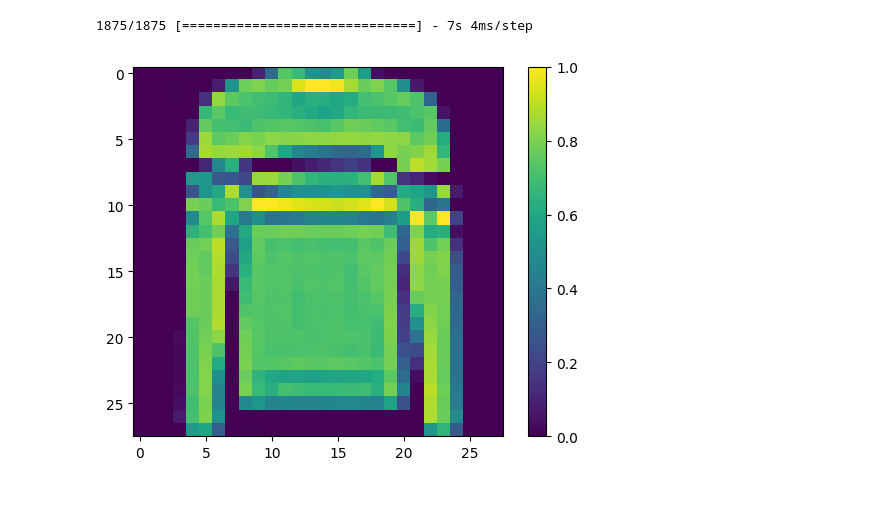
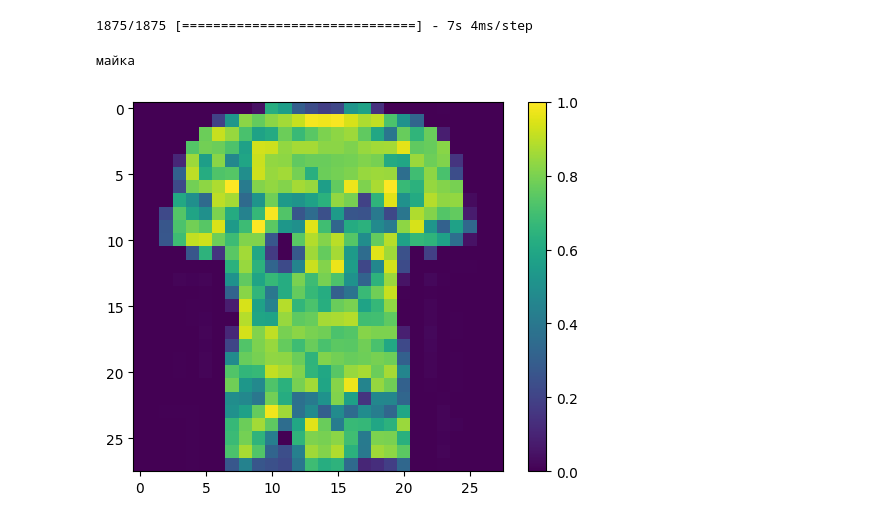
Before and after one commit to a33211/Data-science-homeworks, a Jupyter notebook: Working_copy_Homework_9_ipynb".ipynb, the cells around one changed output. Drawn from its saved outputs; the diff is of its cells as text; code cells hidden in the pictures.

```diff
--- a/Working_copy_Homework_9_ipynb".ipynb
+++ b/Working_copy_Homework_9_ipynb".ipynb
@@ -112,10 +134,11 @@ predict=model.predict(x_train)
 # %% [output]
 1875/1875 [==============================] - 7s 4ms/step
 # %%
-class_names[np.argmax(predict[5])]
 plt.figure()
-plt.imshow(x_train[5])
+plt.imshow(x_test[400])
 plt.colorbar()
 plt.grid(False)
+print(class_names[np.argmax(y_test[400])])
 # %% [output]
+майка
-[figure, old version]
+[figure, new version]
```
Also changed, not shown: parts of 10 cells of this notebook.
